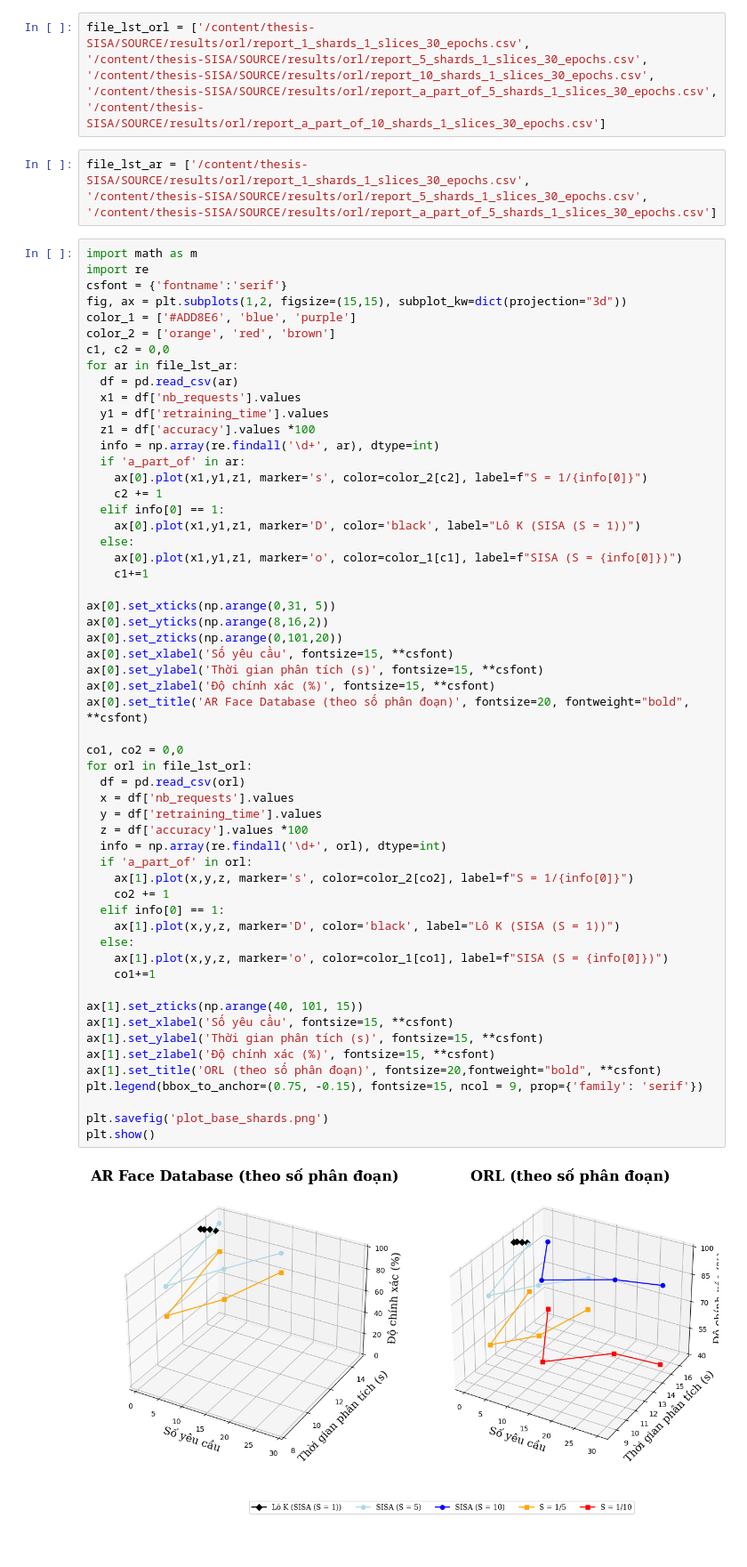
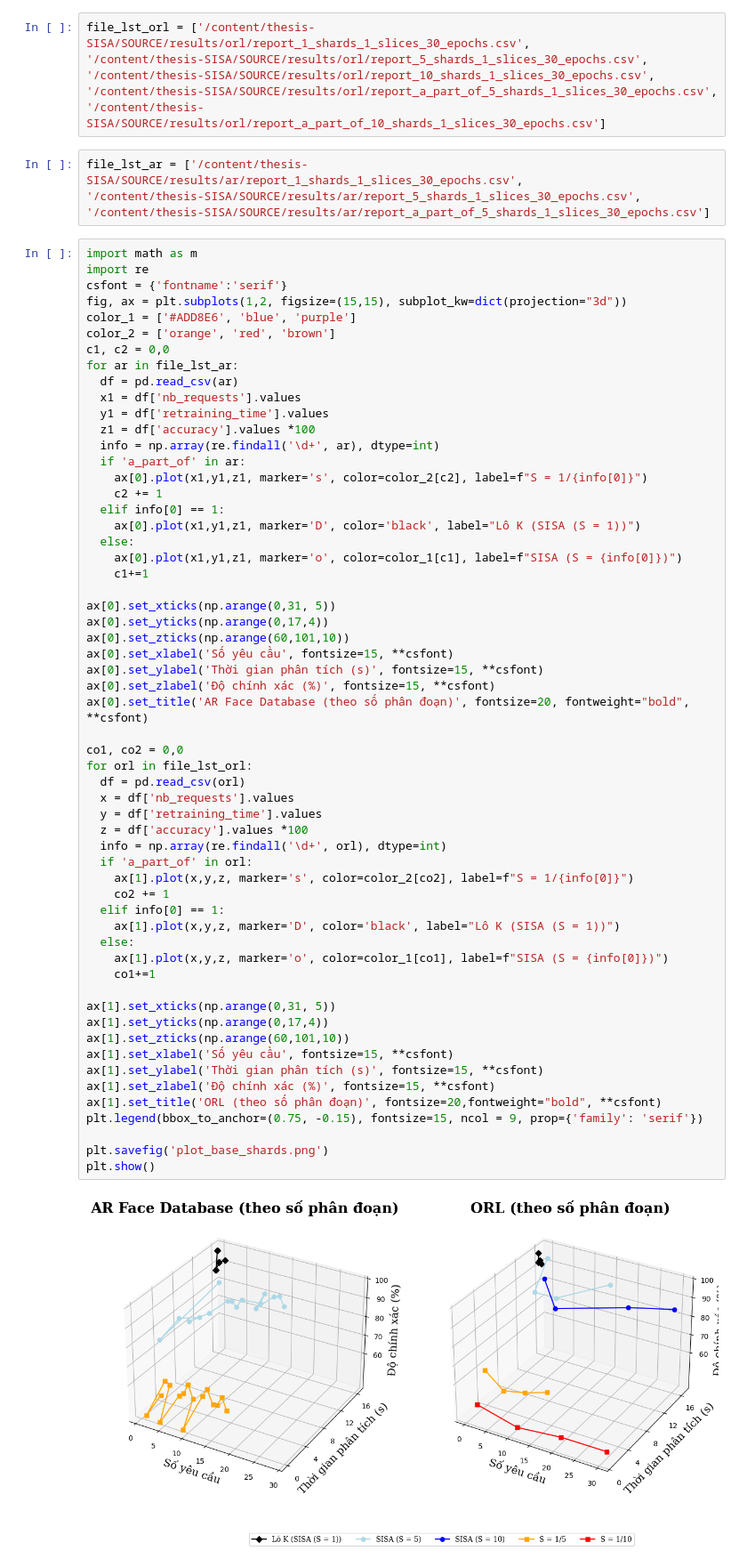
Before and after one commit to David-DangMinhDuc/thesis-SISA, a Jupyter notebook: SOURCE/notebooks_for_experiments/visualized_shards.ipynb, the cells around one changed output. Shown at 89% size. Drawn from its saved outputs; the diff is of its cells as text.

Commit message:
Update visualize base shards notebook and image again

```diff
--- a/SOURCE/notebooks_for_experiments/visualized_shards.ipynb
+++ b/SOURCE/notebooks_for_experiments/visualized_shards.ipynb
@@ -20,9 +20,9 @@ file_lst_orl = ['/content/thesis-SISA/SOURCE/results/orl/report_1_shards_1_slice
 '/content/thesis-SISA/SOURCE/results/orl/report_a_part_of_5_shards_1_slices_30_epochs.csv',
 '/content/thesis-SISA/SOURCE/results/orl/report_a_part_of_10_shards_1_slices_30_epochs.csv']
 # %%
-file_lst_ar = ['/content/thesis-SISA/SOURCE/results/orl/report_1_shards_1_slices_30_epochs.csv',
-'/content/thesis-SISA/SOURCE/results/orl/report_5_shards_1_slices_30_epochs.csv',
-'/content/thesis-SISA/SOURCE/results/orl/report_a_part_of_5_shards_1_slices_30_epochs.csv']
+file_lst_ar = ['/content/thesis-SISA/SOURCE/results/ar/report_1_shards_1_slices_30_epochs.csv',
+'/content/thesis-SISA/SOURCE/results/ar/report_5_shards_1_slices_30_epochs.csv',
+'/content/thesis-SISA/SOURCE/results/ar/report_a_part_of_5_shards_1_slices_30_epochs.csv']
 # %%
 import math as m
 import re
@@ -47,37 +47,39 @@ for ar in file_lst_ar:
     c1+=1
 
 ax[0].set_xticks(np.arange(0,31, 5))
-ax[0].set_yticks(np.arange(8,16,2))
-ax[0].set_zticks(np.arange(0,101,20))
+ax[0].set_yticks(np.arange(0,17,4))
+ax[0].set_zticks(np.arange(60,101,10))
 ax[0].set_xlabel('Số yêu cầu', fontsize=15, **csfont)
 ax[0].set_ylabel('Thời gian phân tích (s)', fontsize=15, **csfont)
 ax[0].set_zlabel('Độ chính xác (%)', fontsize=15, **csfont)
 ax[0].set_title('AR Face Database (theo số phân đoạn)', fontsize=20, fontweight="bold", **csfont)
 
 co1, co2 = 0,0
 for orl in file_lst_orl:
   df = pd.read_csv(orl)
   x = df['nb_requests'].values
   y = df['retraining_time'].values
   z = df['accuracy'].values *100
   info = np.array(re.findall('\d+', orl), dtype=int)
   if 'a_part_of' in orl:
     ax[1].plot(x,y,z, marker='s', color=color_2[co2], label=f"S = 1/{info[0]}")
     co2 += 1
   elif info[0] == 1:
     ax[1].plot(x,y,z, marker='D', color='black', label="Lô K (SISA (S = 1))")
   else:
     ax[1].plot(x,y,z, marker='o', color=color_1[co1], label=f"SISA (S = {info[0]})")
     co1+=1
 
-ax[1].set_zticks(np.arange(40, 101, 15))
+ax[1].set_xticks(np.arange(0,31, 5))
+ax[1].set_yticks(np.arange(0,17,4))
+ax[1].set_zticks(np.arange(60,101,10))
 ax[1].set_xlabel('Số yêu cầu', fontsize=15, **csfont)
 ax[1].set_ylabel('Thời gian phân tích (s)', fontsize=15, **csfont)
 ax[1].set_zlabel('Độ chính xác (%)', fontsize=15, **csfont)
 ax[1].set_title('ORL (theo số phân đoạn)', fontsize=20,fontweight="bold", **csfont)
 plt.legend(bbox_to_anchor=(0.75, -0.15), fontsize=15, ncol = 9, prop={'family': 'serif'})
 
 plt.savefig('plot_base_shards.png')
 plt.show()
 # %% [output]
-[figure, old version]
+[figure, new version]
```
Also changed, not shown: parts of 1 cell of this notebook, 3 other files.
